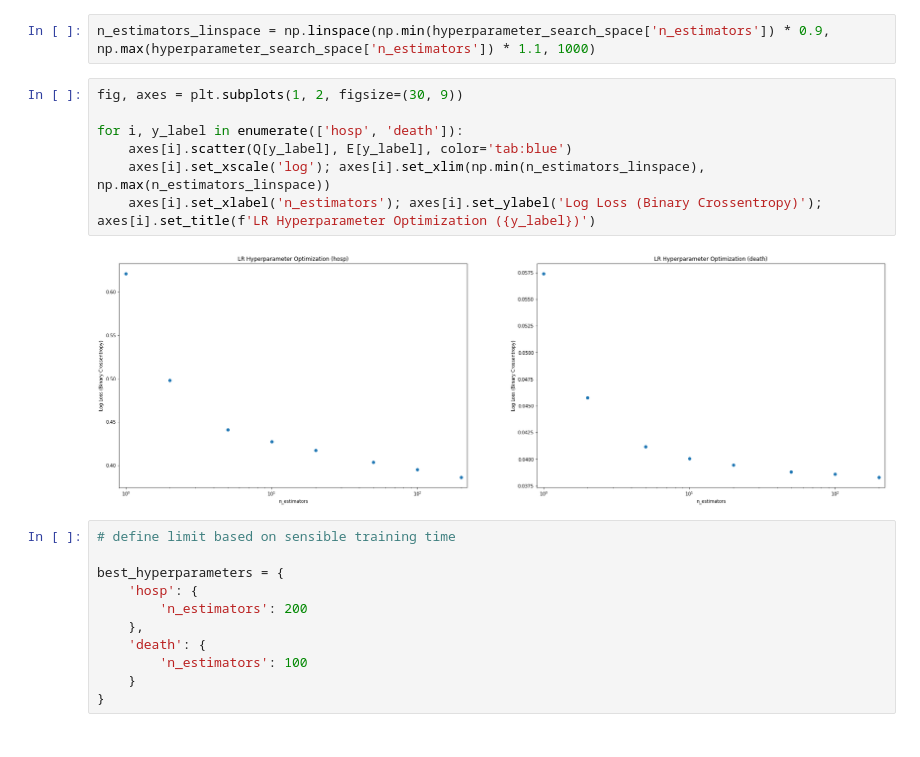
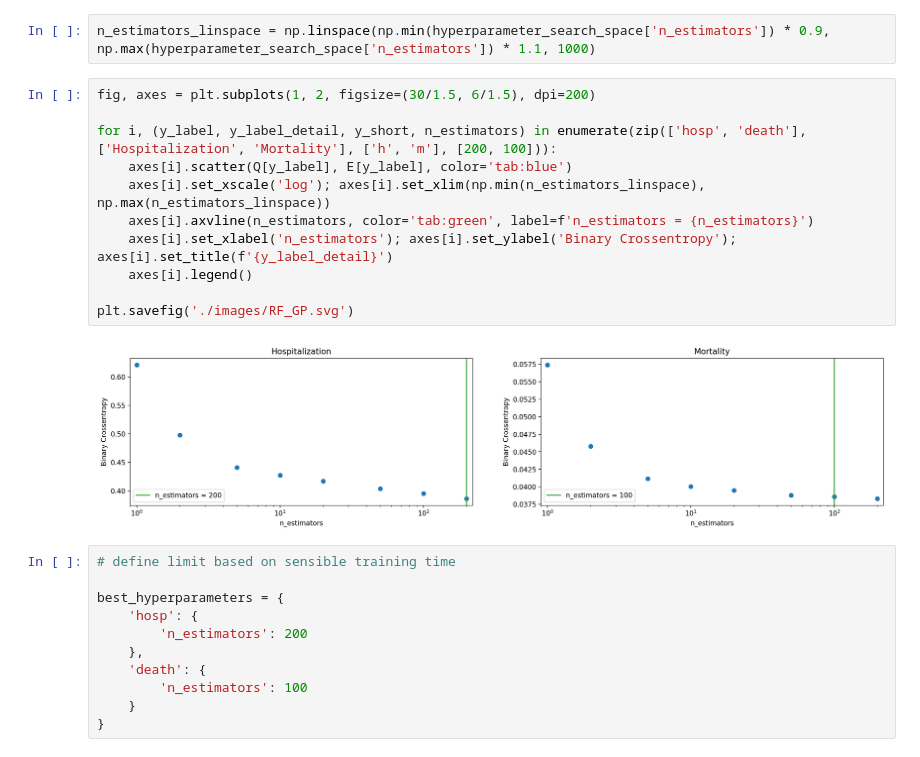
Before and after one commit to psaegert/AML-Final, a Jupyter notebook: models/RF.ipynb, the cells around one changed output. Saved outputs shown, nothing was run; the diff lists cells and outputs as text.

```diff
--- a/models/RF.ipynb
+++ b/models/RF.ipynb
@@ -109,14 +109,18 @@ Loaded Results (death)
 # %%
 n_estimators_linspace = np.linspace(np.min(hyperparameter_search_space['n_estimators']) * 0.9, np.max(hyperparameter_search_space['n_estimators']) * 1.1, 1000)
 # %%
-fig, axes = plt.subplots(1, 2, figsize=(30, 9))
+fig, axes = plt.subplots(1, 2, figsize=(30/1.5, 6/1.5), dpi=200)
 
-for i, y_label in enumerate(['hosp', 'death']):
+for i, (y_label, y_label_detail, y_short, n_estimators) in enumerate(zip(['hosp', 'death'], ['Hospitalization', 'Mortality'], ['h', 'm'], [200, 100])):
     axes[i].scatter(Q[y_label], E[y_label], color='tab:blue')
     axes[i].set_xscale('log'); axes[i].set_xlim(np.min(n_estimators_linspace), np.max(n_estimators_linspace))
-    axes[i].set_xlabel('n_estimators'); axes[i].set_ylabel('Log Loss (Binary Crossentropy)'); axes[i].set_title(f'LR Hyperparameter Optimization ({y_label})')
+    axes[i].axvline(n_estimators, color='tab:green', label=f'n_estimators = {n_estimators}')
+    axes[i].set_xlabel('n_estimators'); axes[i].set_ylabel('Binary Crossentropy'); axes[i].set_title(f'{y_label_detail}')
+    axes[i].legend()
+
+plt.savefig('./images/RF_GP.svg')
 # %% [output]
-[figure, old version]
+[figure, new version]
 # %%
 # define limit based on sensible training time
 
```
Also changed, not shown: 5 other files.
